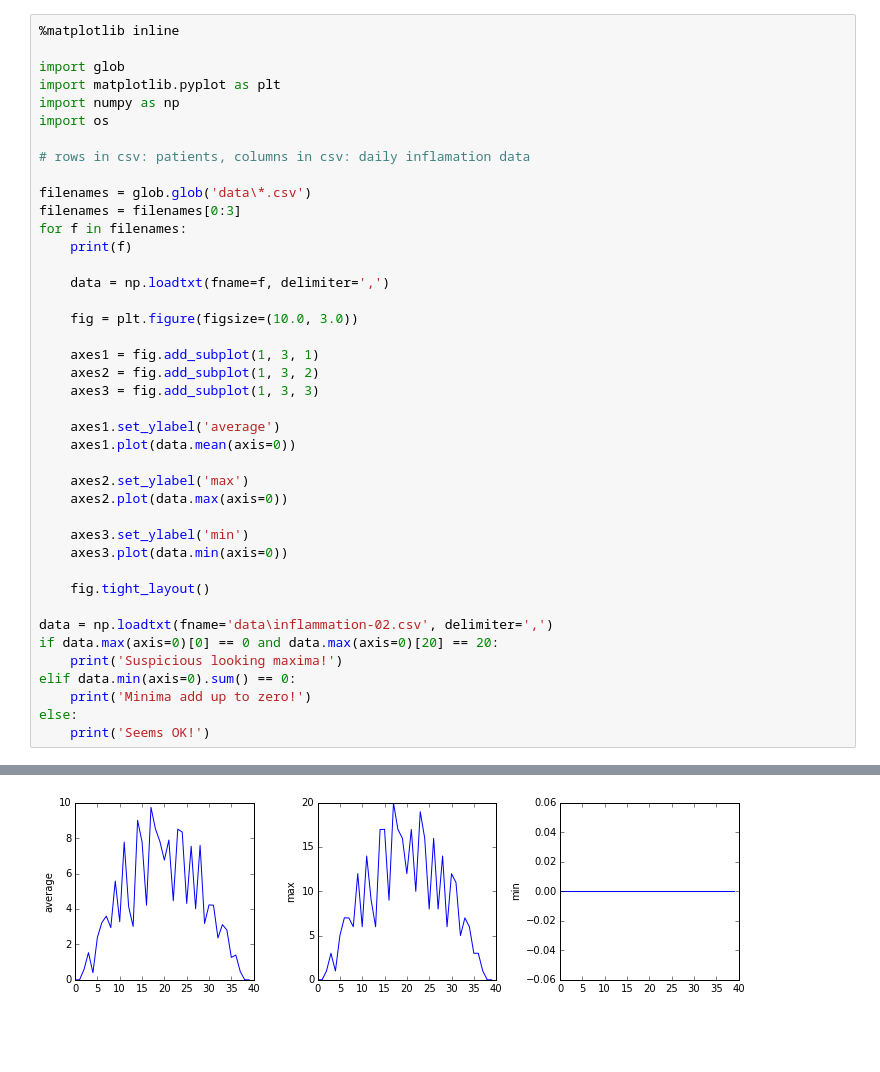
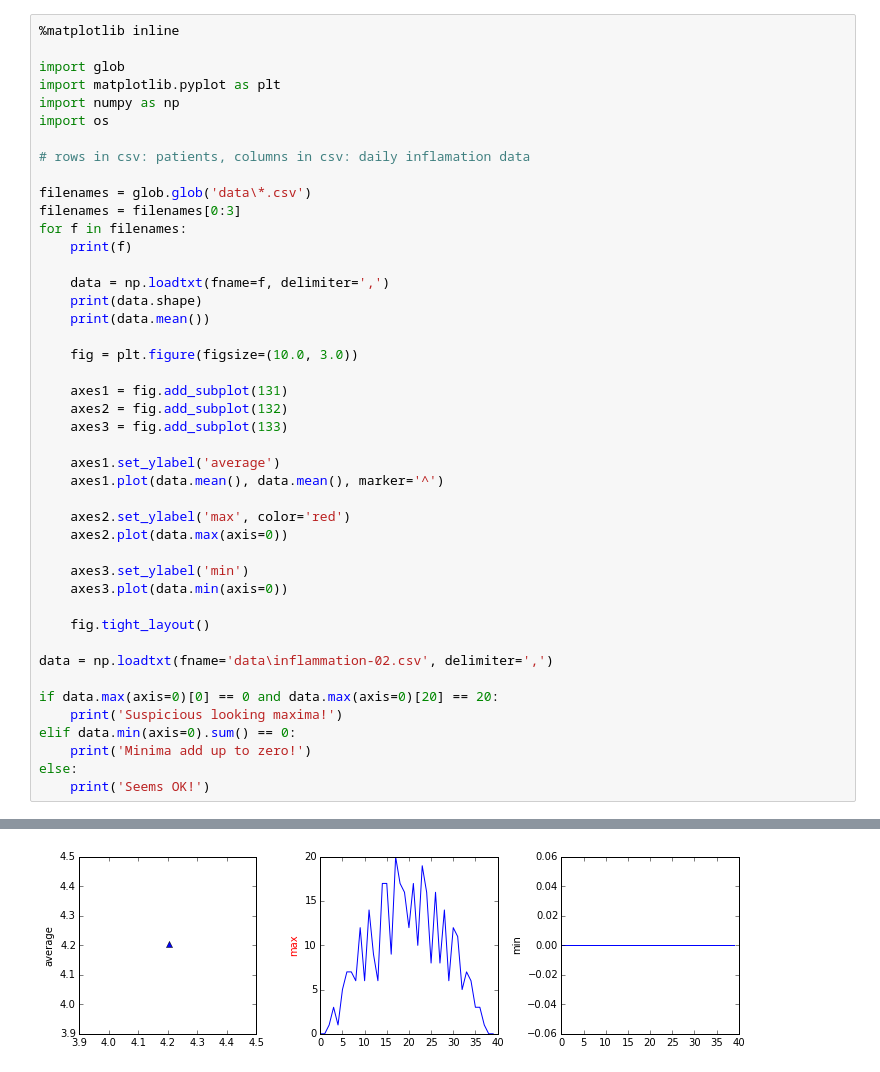
Before and after one commit to decaelus/BoiseState_SciComp_Workshop, a Jupyter notebook: Software_Carpentry/lesson_4.ipynb, the cells around one changed output, grey strips where cells are left out. Saved outputs shown, nothing was run; the diff lists cells and outputs as text; blank space fills up the shorter version.

```diff
--- a/Software_Carpentry/lesson_4.ipynb
+++ b/Software_Carpentry/lesson_4.ipynb
@@ -14,17 +14,19 @@ for f in filenames:
     print(f)
 
     data = np.loadtxt(fname=f, delimiter=',')
+    print(data.shape)
+    print(data.mean())
 
     fig = plt.figure(figsize=(10.0, 3.0))
 
-    axes1 = fig.add_subplot(1, 3, 1)
-    axes2 = fig.add_subplot(1, 3, 2)
-    axes3 = fig.add_subplot(1, 3, 3)
+    axes1 = fig.add_subplot(131)
+    axes2 = fig.add_subplot(132)
+    axes3 = fig.add_subplot(133)
 
     axes1.set_ylabel('average')
-    axes1.plot(data.mean(axis=0))
+    axes1.plot(data.mean(), data.mean(), marker='^')
 
-    axes2.set_ylabel('max')
+    axes2.set_ylabel('max', color='red')
     axes2.plot(data.max(axis=0))
 
     axes3.set_ylabel('min')
@@ -33,6 +35,7 @@ for f in filenames:
     fig.tight_layout()
 
 data = np.loadtxt(fname='data\inflammation-02.csv', delimiter=',')
+
 if data.max(axis=0)[0] == 0 and data.max(axis=0)[20] == 20:
     print('Suspicious looking maxima!')
 elif data.min(axis=0).sum() == 0:
@@ -49 +58 @@ Suspicious looking maxima!
-[figure, old version]
+[figure, new version]
```
Also changed, not shown: parts of 1 cell of this notebook.
